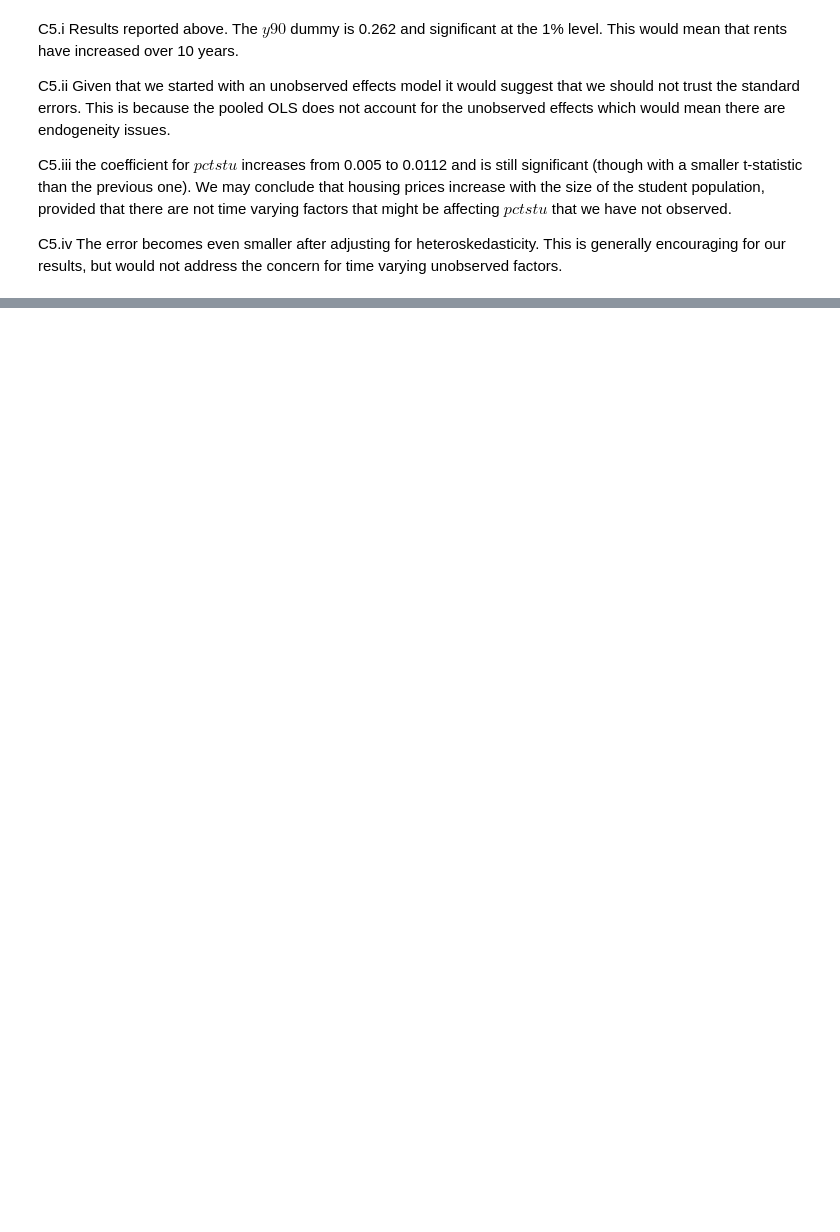
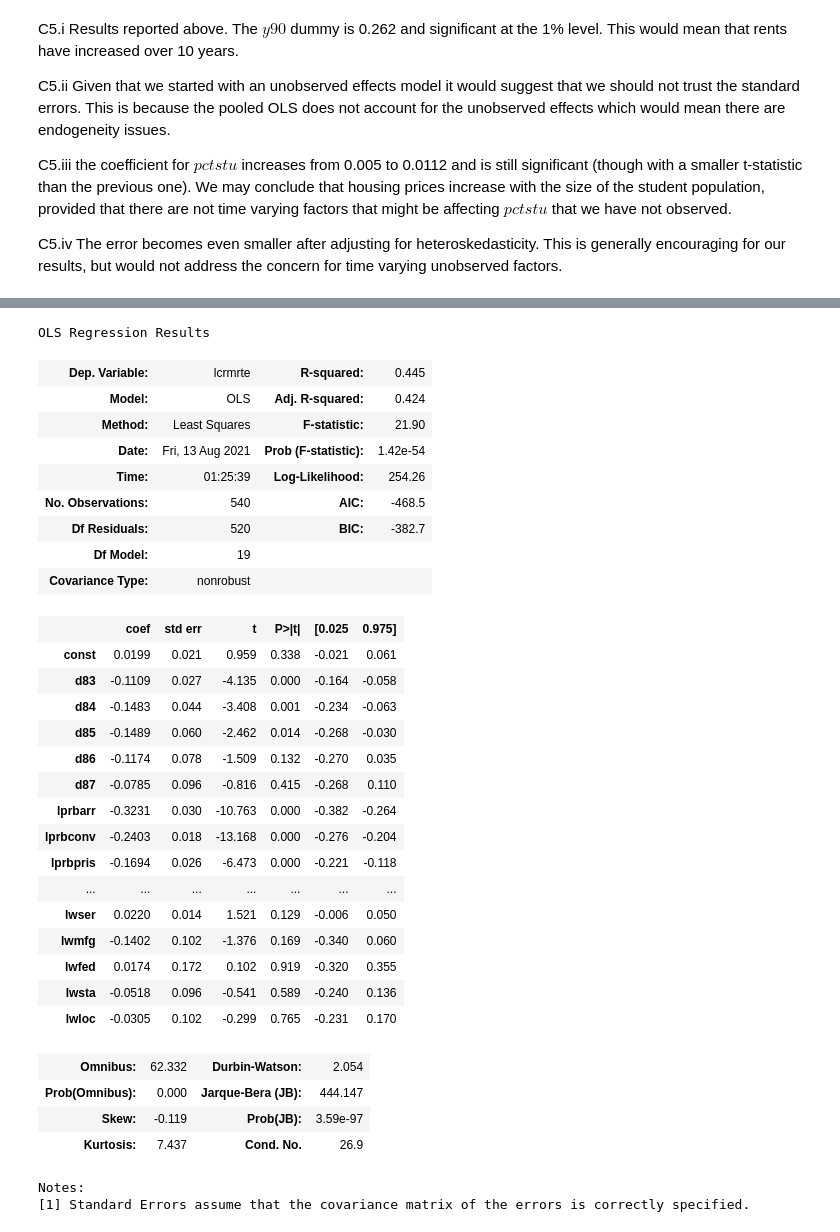
Before and after one commit to systemchalk/wooldridge_workbook, a Jupyter notebook: ch13.ipynb, the cells around one changed output, grey strips where cells are left out. Cells and saved outputs as stored; diff of their text form; code cells hidden in the pictures; blank space fills up the shorter version.

```diff
--- a/ch13.ipynb
+++ b/ch13.ipynb
@@ -557,0 +687,6 @@ C5.iv The error becomes even smaller after adjusting for heteroskedasticity. Thi
+# %%
+gpa_diff = gpa3.loc[gpa3.term == 2].set_index("id") - gpa3.loc[gpa3.term == 1].set_index("id")
+
+X = sm.add_constant(gpa_diff[["spring", "frstsem", "tothrs", "crsgpa", "season"]])
+model = sm.OLS(gpa_diff.trmgpa, X, missing = "drop").fit()
+model.summary()
@@ -558,6 +724,7 @@ C5.iv The error becomes even smaller after adjusting for heteroskedasticity. Thi
 # %%
-# Exercise 6
-crime3 = pd.read_stata("./stata/CRIME3.DTA")
-X = sm.add_constant(crime3[["lolyolo420!"]])
-model = sm.OLS(crime3.allthecrimes, X, missing = "drop").fit()
+# Exercise 8
+vote2 = pd.read_stata("./stata/VOTE2.DTA")
+
+X = sm.add_constant(vote2[["clinexp", "clchexp", "cincshr"]])
+model = sm.OLS(vote2.cvote, X, missing = "drop").fit()
 model.summary()
@@ -563,0 +758,4 @@ model.summary()
+# %%
+X = sm.add_constant(vote2[["cincshr"]])
+model = sm.OLS(vote2.cvote, X, missing = "drop").fit()
+model.summary()
@@ -563,0 +782,6 @@ model.summary()
+# %%
+vote2_repeats = vote2[vote2.rptchall == 1]
+
+X = sm.add_constant(vote2_repeats[["cincshr"]])
+model = sm.OLS(vote2_repeats.cvote, X, missing = "drop").fit()
+model.summary()
@@ -563,0 +816,46 @@ model.summary()
+# %%
+# Exercise 9
+crime4 = pd.read_stata("./stata/CRIME4.DTA")
+
+crime4_diff = pd.concat([crime4[crime4.year == 87].set_index("county") - crime4[crime4.year == 86].set_index("county"),
+                         crime4[crime4.year == 86].set_index("county") - crime4[crime4.year == 85].set_index("county"),
+                         crime4[crime4.year == 85].set_index("county") - crime4[crime4.year == 84].set_index("county"),
+                         crime4[crime4.year == 84].set_index("county") - crime4[crime4.year == 83].set_index("county"),
+                         crime4[crime4.year == 83].set_index("county") - crime4[crime4.year == 82].set_index("county"),
+                         crime4[crime4.year == 82].set_index("county") - crime4[crime4.year == 81].set_index("county")])
+X = sm.add_constant(crime4_diff[["d83", "d84", "d85", "d86", "d87", "lprbarr", "lprbconv", "lprbpris", "lavgsen", "lpolpc", "lwcon", "lwtuc", "lwtrd", "lwfir", "lwser", "lwmfg", "lwfed", "lwsta", "lwloc"]])
+model = sm.OLS(crime4_diff.lcrmrte, X, missing = "drop").fit()
+model.summary()
+# %% [output]
+OLS Regression Results
+| Dep. Variable: | lcrmrte | R-squared: | 0.445 |
+| Model: | OLS | Adj. R-squared: | 0.424 |
+| Method: | Least Squares | F-statistic: | 21.90 |
+| Date: | Fri, 13 Aug 2021 | Prob (F-statistic): | 1.42e-54 |
+| Time: | 01:25:39 | Log-Likelihood: | 254.26 |
+| No. Observations: | 540 | AIC: | -468.5 |
+| Df Residuals: | 520 | BIC: | -382.7 |
+| Df Model: | 19 |  |  |
+| Covariance Type: | nonrobust |  |  |
+|  | coef | std err | t | P>|t| | [0.025 | 0.975] |
+| const | 0.0199 | 0.021 | 0.959 | 0.338 | -0.021 | 0.061 |
+| d83 | -0.1109 | 0.027 | -4.135 | 0.000 | -0.164 | -0.058 |
+| d84 | -0.1483 | 0.044 | -3.408 | 0.001 | -0.234 | -0.063 |
+| d85 | -0.1489 | 0.060 | -2.462 | 0.014 | -0.268 | -0.030 |
+| d86 | -0.1174 | 0.078 | -1.509 | 0.132 | -0.270 | 0.035 |
+| d87 | -0.0785 | 0.096 | -0.816 | 0.415 | -0.268 | 0.110 |
+| lprbarr | -0.3231 | 0.030 | -10.763 | 0.000 | -0.382 | -0.264 |
+| lprbconv | -0.2403 | 0.018 | -13.168 | 0.000 | -0.276 | -0.204 |
+| lprbpris | -0.1694 | 0.026 | -6.473 | 0.000 | -0.221 | -0.118 |
+| ... | ... | ... | ... | ... | ... | ... |
+| lwser | 0.0220 | 0.014 | 1.521 | 0.129 | -0.006 | 0.050 |
+| lwmfg | -0.1402 | 0.102 | -1.376 | 0.169 | -0.340 | 0.060 |
+| lwfed | 0.0174 | 0.172 | 0.102 | 0.919 | -0.320 | 0.355 |
+| lwsta | -0.0518 | 0.096 | -0.541 | 0.589 | -0.240 | 0.136 |
+| lwloc | -0.0305 | 0.102 | -0.299 | 0.765 | -0.231 | 0.170 |
+| Omnibus: | 62.332 | Durbin-Watson: | 2.054 |
+| Prob(Omnibus): | 0.000 | Jarque-Bera (JB): | 444.147 |
+| Skew: | -0.119 | Prob(JB): | 3.59e-97 |
+| Kurtosis: | 7.437 | Cond. No. | 26.9 |
+Notes:
+[1] Standard Errors assume that the covariance matrix of the errors is correctly specified.
```
Also changed, not shown: parts of 72 cells of this notebook.
